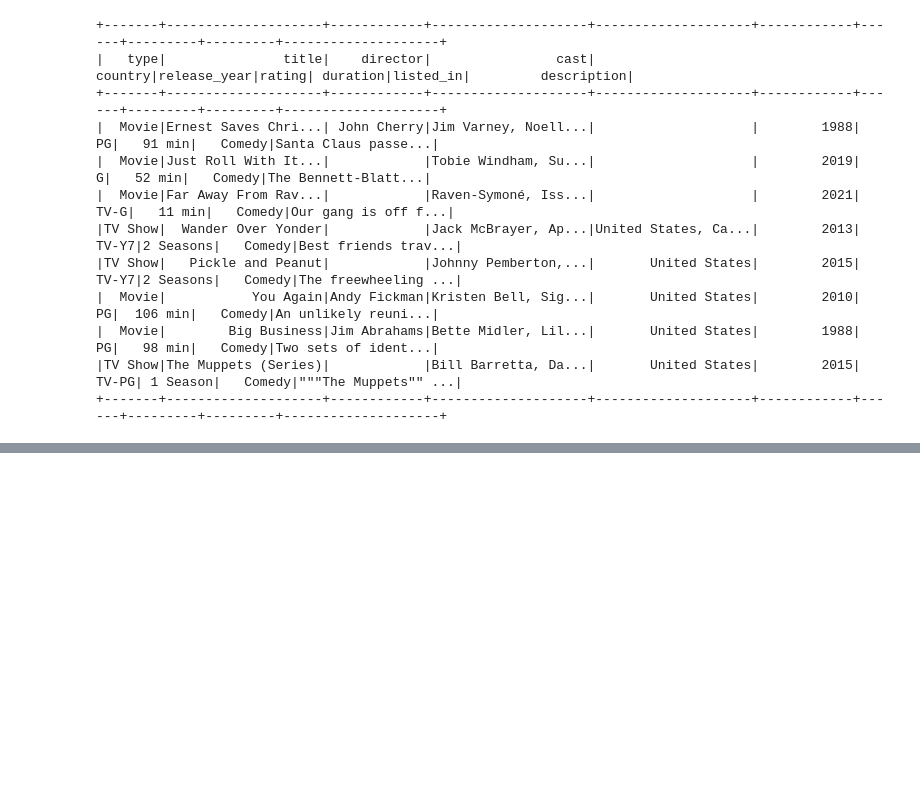
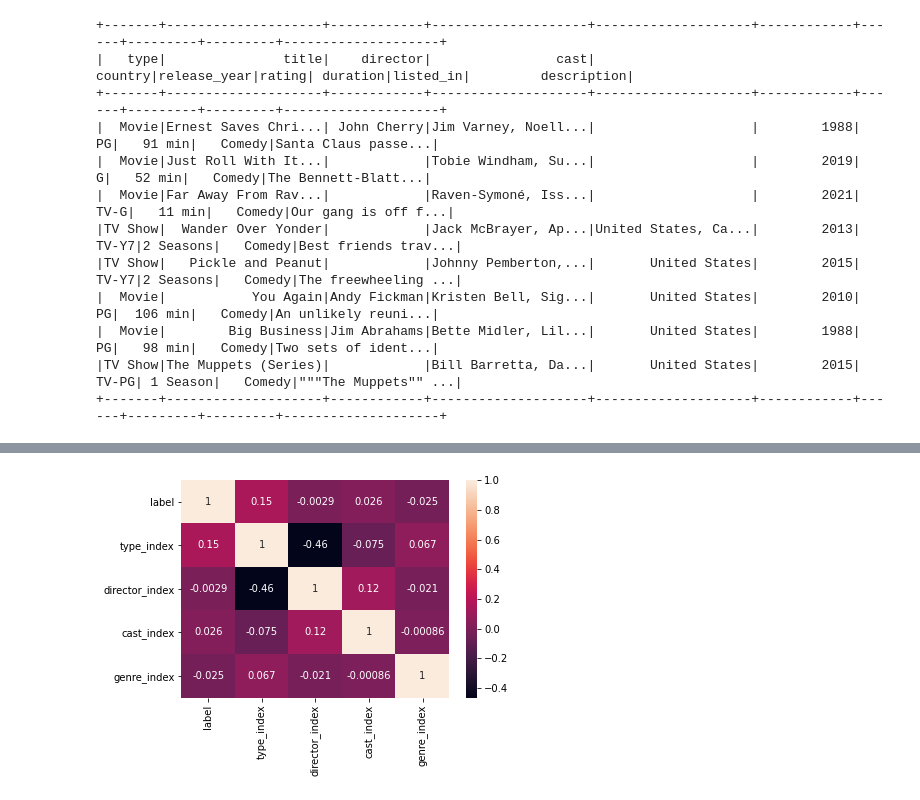
Before and after one commit to AmandaClinnie/DS625-TeamProject, a Jupyter notebook: TP.ipynb, the cells around one changed output, grey strips where cells are left out. Saved outputs shown, nothing was run; the diff lists cells and outputs as text; code cells hidden in the pictures; blank space fills up the shorter version.

```diff
--- a/TP.ipynb
+++ b/TP.ipynb
@@ -1111,0 +501,4 @@ print(accuracy4)
+# %%
+# Selecting a subset of the Disney dataset
+DisneyML = disneyEDA.select("type", "title", "director", "cast", "rating", "listed_in", "description")
+DisneyML.show()
@@ -1111,0 +673,6 @@ print(accuracy4)
+# %%
+# Combining Title and description in one column to be used later
+DisneyML1 = DisneyML.select("type", concat_ws(' ',DisneyML.title,DisneyML.description)
+              .alias("title_description"),"director","cast","rating", "listed_in")
+DisneyML1.show(5, truncate=False)
+DisneyML1.printSchema()
@@ -1111,0 +737,25 @@ print(accuracy4)
+# %%
+# Convert rating to numeric and assign as label
+Disney_numeric3 = StringIndexer(inputCol="rating", outputCol = "label")
+Dis_label_index = Disney_numeric3.fit(Disney_TF_IDF3).transform(Disney_TF_IDF3)
+Dis_label_index.show(5)
+
+# Convert type column to numeric
+Disney_type_indexers = StringIndexer(inputCol='type', outputCol='type_index')
+Dis_type_index = Disney_type_indexers.fit(Dis_label_index).transform(Dis_label_index)
+Dis_type_index.show(5)
+
+# Convert director column to numeric
+Disney_dir_indexers = StringIndexer(inputCol='director', outputCol='director_index')
+Dis_dir_index = Disney_dir_indexers.fit(Dis_type_index).transform(Dis_type_index)
+Dis_dir_index.show(5)
+
+# Convert cast column to numeric
+Disney_cast_indexers = StringIndexer(inputCol='cast', outputCol='cast_index')
+Dis_cast_index = Disney_cast_indexers.fit(Dis_dir_index).transform(Dis_dir_index)
+Dis_cast_index.show(5)
+
+# Convert listed_in column to numeric
+Disney_genre_indexers = StringIndexer(inputCol='listed_in', outputCol='genre_index')
+Dis_genre_index = Disney_genre_indexers.fit(Dis_cast_index).transform(Dis_cast_index)
+Dis_genre_index.show(5)
@@ -1111,0 +780,9 @@ print(accuracy4)
+# %%
+import pandas as pd
+import seaborn as sns
+
+# See correlation of the features to label
+data = Dis_genre_index.select('label', 'type_index', 'director_index', 'cast_index', 'genre_index').toPandas()
+sns.heatmap(data.corr(), annot=True); # output shows that type feature has the highest positive correlation to ratings
+# %% [output]
+[figure, added]
```
Also changed, not shown: parts of 145 cells of this notebook.
